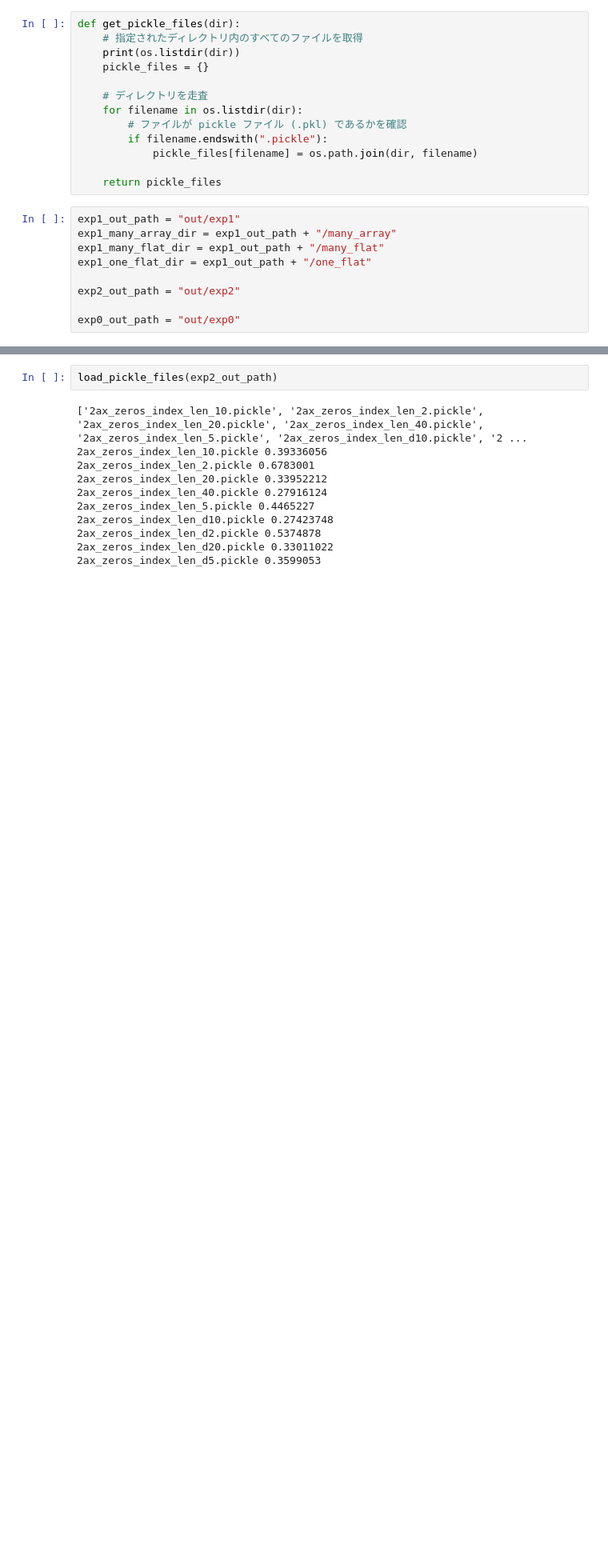
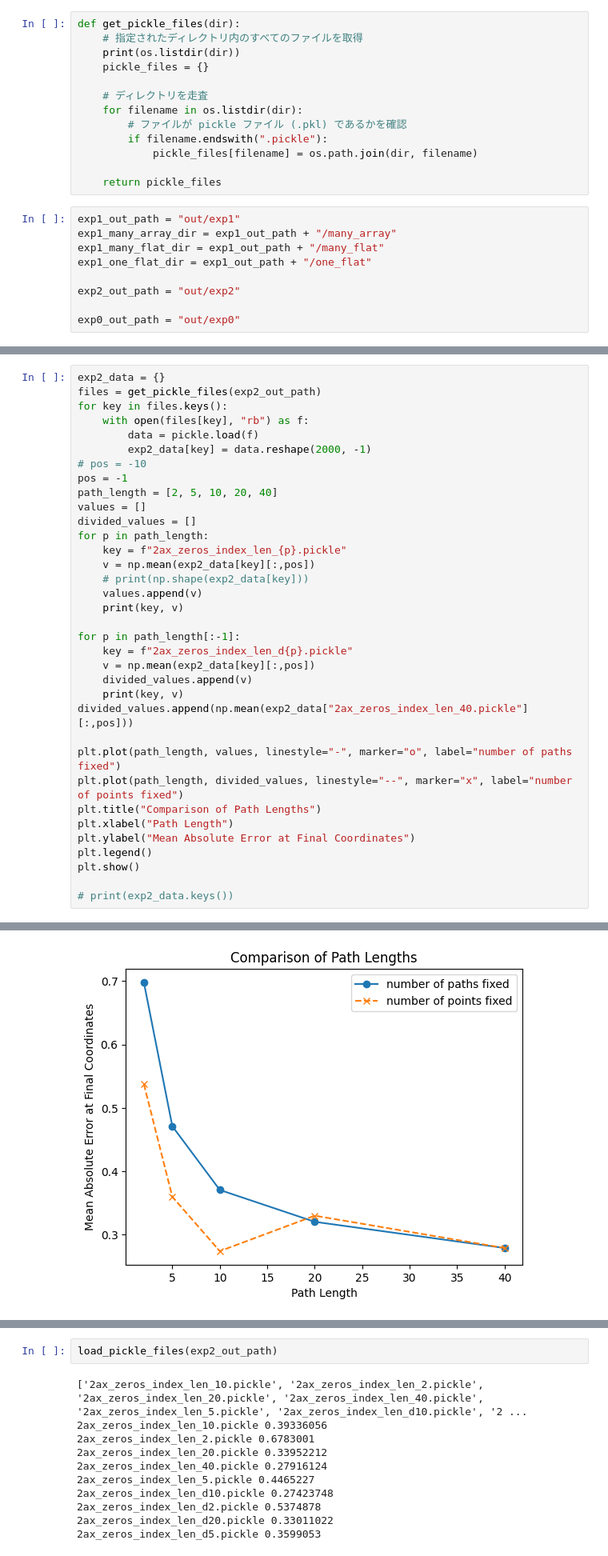
Before and after one commit to hal0309/lab-abci, a Jupyter notebook: _test/eval_m2_datashow.ipynb, the cells around one changed output, grey strips where cells are left out. Shown at 80% size. Saved outputs shown, nothing was run; the diff lists cells and outputs as text; blank space fills up the shorter version.

```diff
--- a/_test/eval_m2_datashow.ipynb
+++ b/_test/eval_m2_datashow.ipynb
@@ -120,0 +154,36 @@ def load_pickle_files(dir):
+# %%
+exp2_data = {}
+files = get_pickle_files(exp2_out_path)
+for key in files.keys():
+    with open(files[key], "rb") as f:
+        data = pickle.load(f)
+        exp2_data[key] = data.reshape(2000, -1)
+# pos = -10
+pos = -1
+path_length = [2, 5, 10, 20, 40]
+values = []
+divided_values = []
+for p in path_length:
+    key = f"2ax_zeros_index_len_{p}.pickle"
+    v = np.mean(exp2_data[key][:,pos])
+    # print(np.shape(exp2_data[key]))
+    values.append(v)
+    print(key, v)
+
+for p in path_length[:-1]:
+    key = f"2ax_zeros_index_len_d{p}.pickle"
+    v = np.mean(exp2_data[key][:,pos])
+    divided_values.append(v)
+    print(key, v)
+divided_values.append(np.mean(exp2_data["2ax_zeros_index_len_40.pickle"][:,pos]))
+
+plt.plot(path_length, values, linestyle="-", marker="o", label="number of paths fixed")
+plt.plot(path_length, divided_values, linestyle="--", marker="x", label="number of points fixed")
+plt.title("Comparison of Path Lengths")
+plt.xlabel("Path Length")
+plt.ylabel("Mean Absolute Error at Final Coordinates")
+plt.legend()
+plt.show()
+
+# print(exp2_data.keys())
+# %% [output]
@@ -120,0 +200 @@ def load_pickle_files(dir):
+[figure, added]
```
Also changed, not shown: parts of 33 cells of this notebook, 1 other file.
